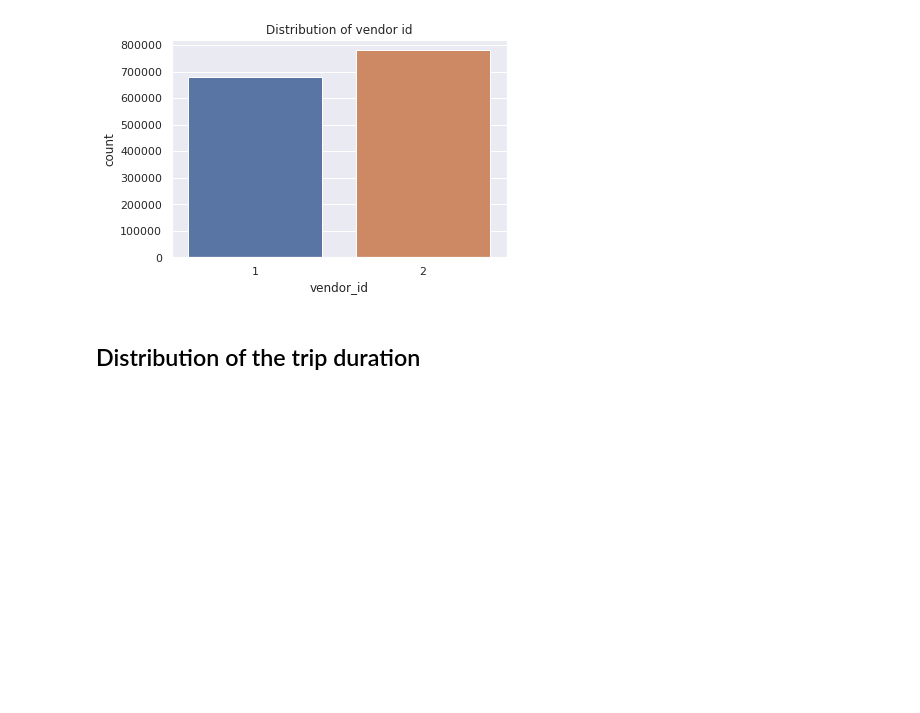
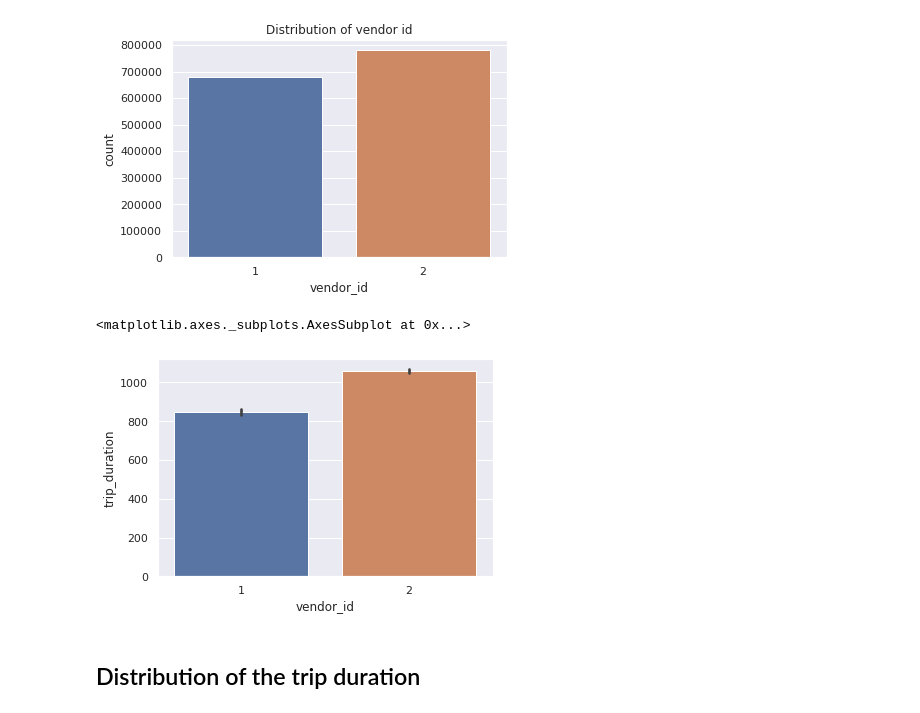
Before and after one commit to Ishansingh438/NYC-Taxi-Trip-Time-Prediction, a Jupyter notebook: Ishan_Singh_NYC_Taxi_Trip_Time_Prediction_Capstone_Project.ipynb, the cells around one changed output. Saved outputs shown, nothing was run; the diff lists cells and outputs as text; code cells hidden in the pictures; blank space fills up the shorter version.

```diff
--- a/Ishan_Singh_NYC_Taxi_Trip_Time_Prediction_Capstone_Project.ipynb
+++ b/Ishan_Singh_NYC_Taxi_Trip_Time_Prediction_Capstone_Project.ipynb
@@ -197,6 +228,12 @@ plt.show
 # %% [output]
 <function matplotlib.pyplot.show>
 [figure]
+# %%
+# Distribution of vendor id and trip duration
+sns.barplot(y='trip_duration',x='vendor_id',data=taxi_df,estimator=np.mean)
+# %% [output]
+<matplotlib.axes._subplots.AxesSubplot at 0x...>
+[figure, added]
 # %% [markdown]
 ## Distribution of the trip duration
 # %%
```
Also changed, not shown: parts of 26 cells of this notebook.
